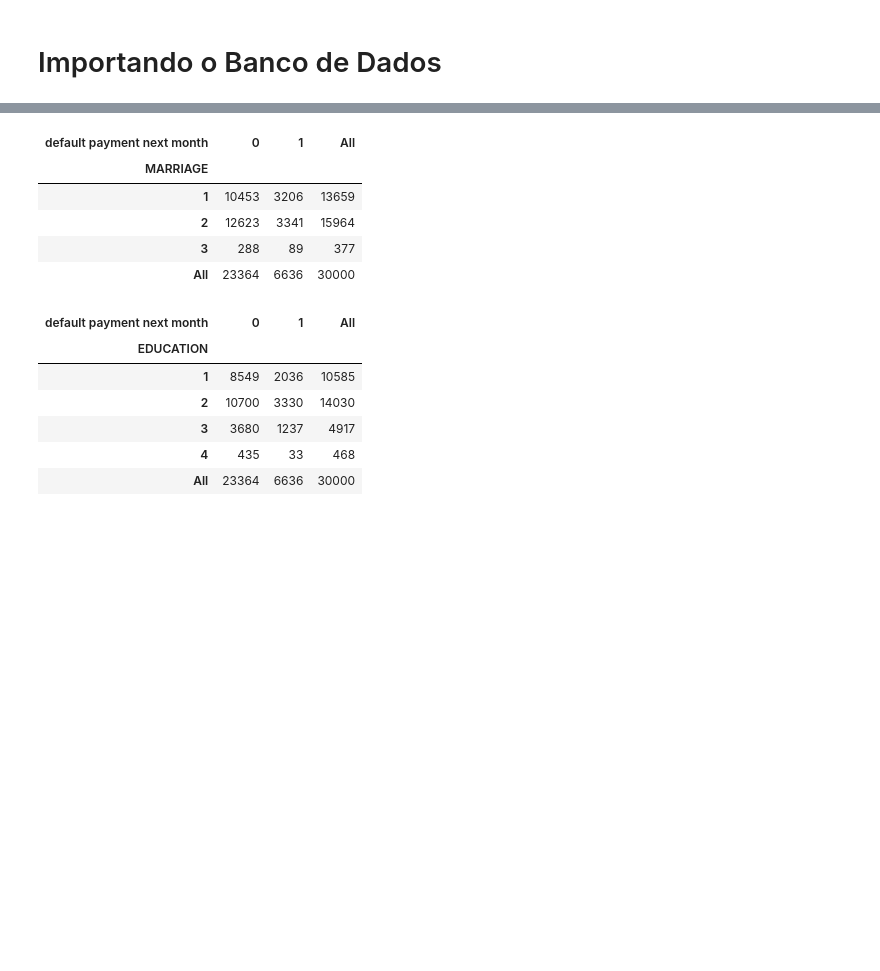
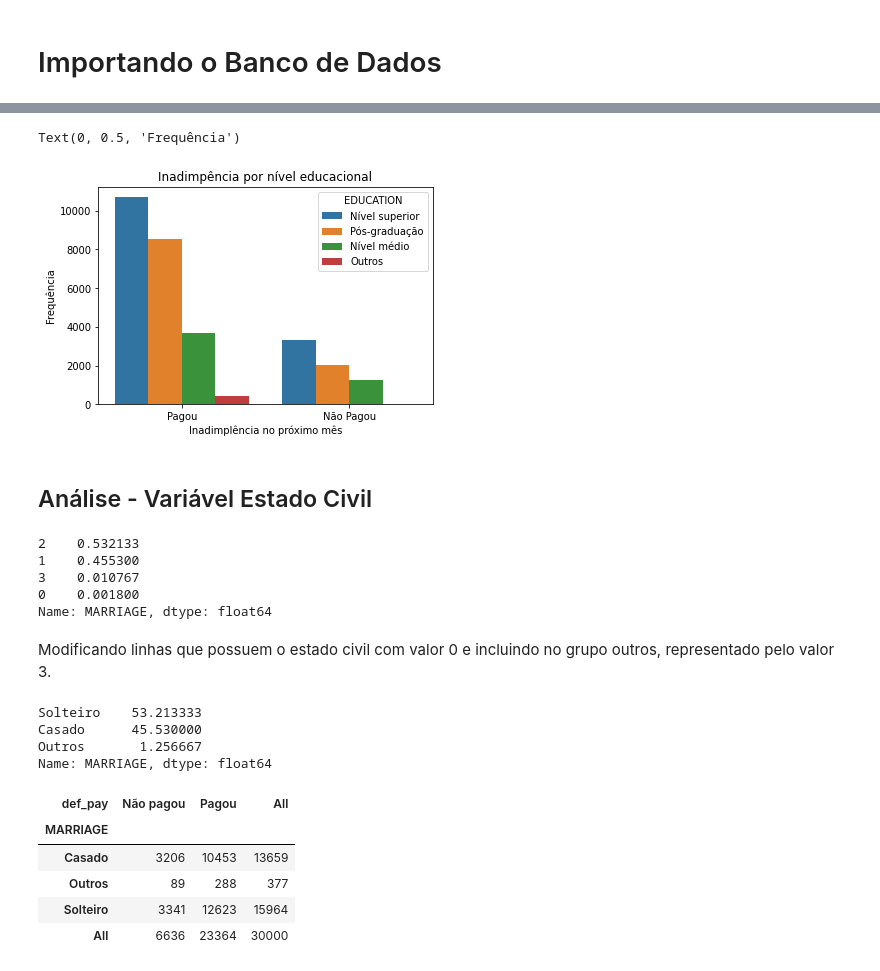
Before and after one commit to Torm198/LabEst2021.1, a Jupyter notebook: 1_importacao_dados.ipynb, the cells around one changed output, grey strips where cells are left out. Saved outputs shown, nothing was run; the diff lists cells and outputs as text; code cells hidden in the pictures; blank space fills up the shorter version.

```diff
--- a/1_importacao_dados.ipynb
+++ b/1_importacao_dados.ipynb
@@ -85,20 +179,46 @@ Name: MARRIAGE, dtype: float64
+# %%
+educacao_pagamento = sns.countplot(x = "def_pay",
+              hue = "EDUCATION",
+              dodge = 1,
+              data = dados)
+educacao_pagamento.set_title('Inadimpência por nível educacional')
+educacao_pagamento.set_xticklabels(["Pagou","Não Pagou"])
+educacao_pagamento.set_xlabel('Inadimplência no próximo mês')
+educacao_pagamento.set_ylabel('Frequência')
+# %% [output]
+Text(0, 0.5, 'Frequência')
+[figure, added]
+# %% [markdown]
+## Análise - Variável Estado Civil
+# %%
+## Analisando a variável estado civil
+
+dados["MARRIAGE"].value_counts(normalize = True)
+# %% [output]
+2    0.532133
+1    0.455300
+3    0.010767
+0    0.001800
+Name: MARRIAGE, dtype: float64
+# %% [markdown]
+Modificando linhas que possuem o estado civil com valor 0 e incluindo no grupo outros, representado pelo valor 3.
+# %%
+dados.loc[dados['MARRIAGE'] == 0, 'MARRIAGE'] = 3
+
+dados["MARRIAGE"].replace({1 : 'Casado', 2 : 'Solteiro', 3 : 'Outros'}, inplace=True)
+
+dados["MARRIAGE"].value_counts(normalize = True)*100
+# %% [output]
+Solteiro    53.213333
+Casado      45.530000
+Outros       1.256667
+Name: MARRIAGE, dtype: float64
 # %%
-
-pd.crosstab(columns = dados['default payment next month'],index= dados['MARRIAGE'], margins = 1)
+pd.crosstab(columns = dados['def_pay'],index= dados['MARRIAGE'], margins = 1)
 # %% [output]
-| default payment next month | 0 | 1 | All |
+| def_pay | Não pagou | Pagou | All |
 | MARRIAGE |  |  |  |
-| 1 | 10453 | 3206 | 13659 |
-| 2 | 12623 | 3341 | 15964 |
-| 3 | 288 | 89 | 377 |
-| All | 23364 | 6636 | 30000 |
+| Casado | 3206 | 10453 | 13659 |
+| Outros | 89 | 288 | 377 |
+| Solteiro | 3341 | 12623 | 15964 |
+| All | 6636 | 23364 | 30000 |
-# %%
-pd.crosstab(columns = dados['default payment next month'],index= dados['EDUCATION'], margins = 1)
-# %% [output]
-| default payment next month | 0 | 1 | All |
-| EDUCATION |  |  |  |
-| 1 | 8549 | 2036 | 10585 |
-| 2 | 10700 | 3330 | 14030 |
-| 3 | 3680 | 1237 | 4917 |
-| 4 | 435 | 33 | 468 |
-| All | 23364 | 6636 | 30000 |
```
Also changed, not shown: parts of 29 cells of this notebook.
